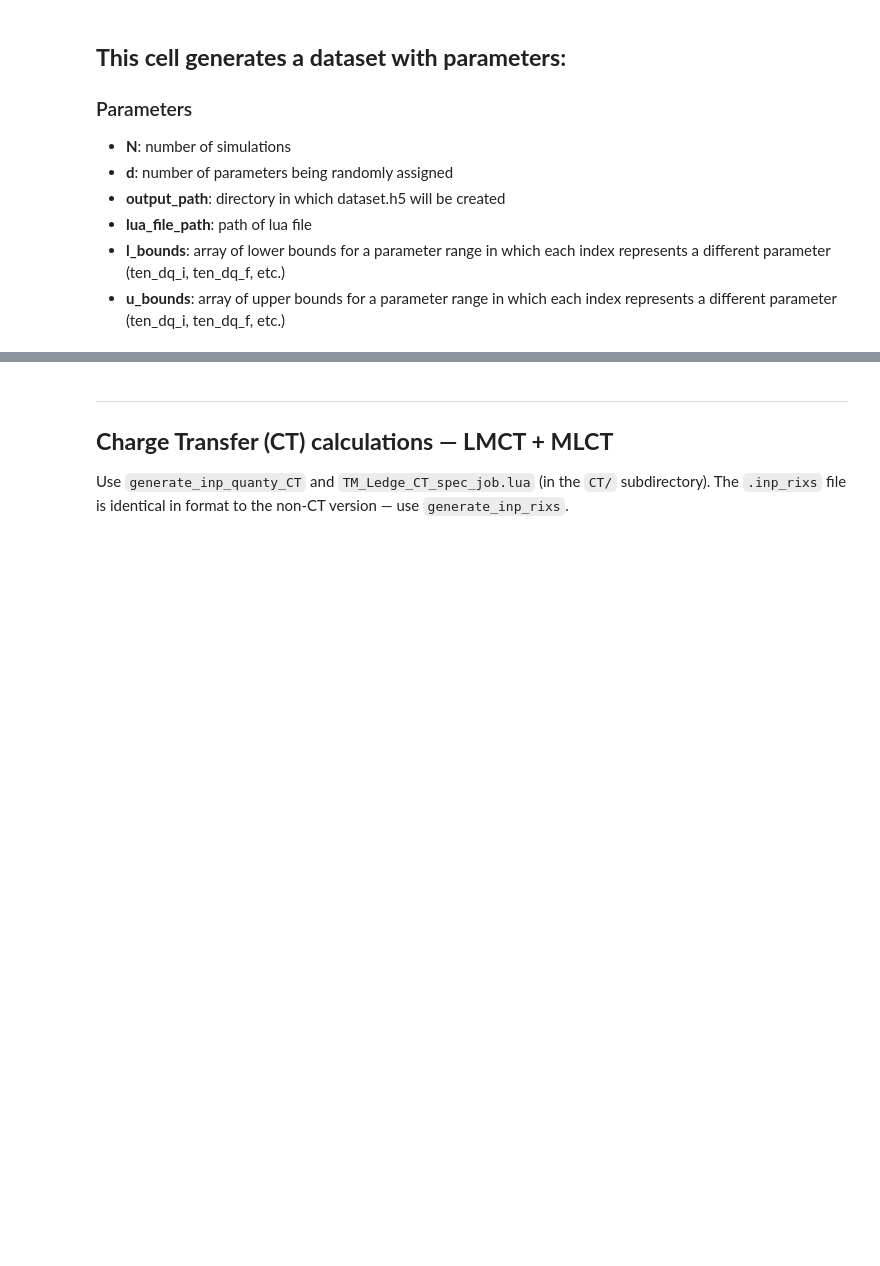
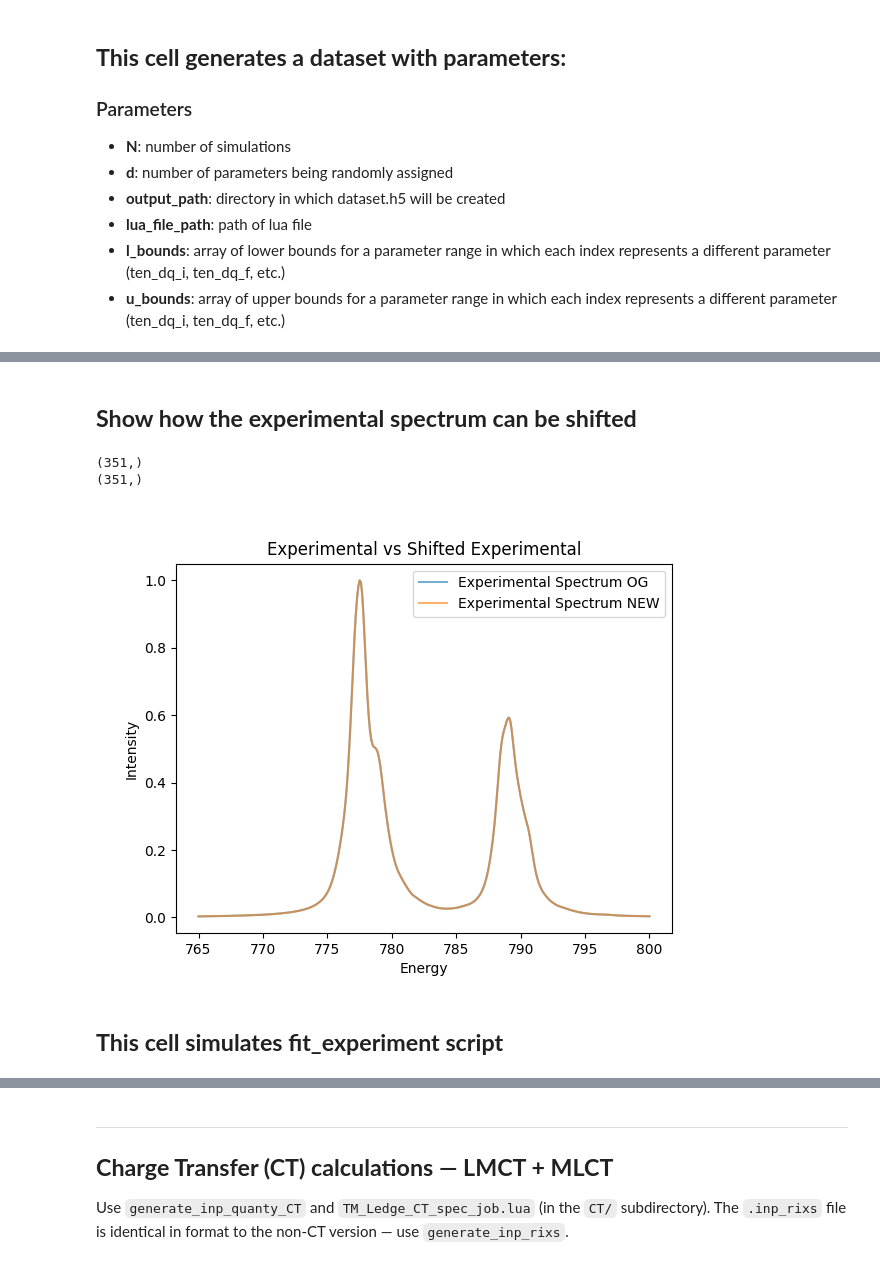
Before and after one commit to bpoult/QuantyRIXS_ML, a Jupyter notebook: Running_Quanty_template.ipynb, the cells around one changed output, grey strips where cells are left out. Cells and saved outputs as stored; diff of their text form; code cells hidden in the pictures; blank space fills up the shorter version.

```diff
--- a/Running_Quanty_template.ipynb
+++ b/Running_Quanty_template.ipynb
@@ -63,0 +276,25 @@ plt.show()
+# %% [markdown]
+## **Show how the experimental spectrum can be shifted**
+# %%
+print(reference_grid.shape)
+print(experimental_spectrum.shape)
+
+plt.close('all')
+plt.figure()
+plt.plot(reference_grid, experimental_spectrum, label=f"Experimental Spectrum OG", alpha=0.6) # Original experiment spectrum
+
+experimental_energy, experimental_spectrum = interpolate_experiment(reference_grid - 0, experimental_spectrum, num_elements, x_range=[PARAMS_RIXS['energy_start'],PARAMS_RIXS['energy_end']])
+
+plt.plot(reference_grid, experimental_spectrum, label=f"Experimental Spectrum NEW", alpha=0.6) # Shifted experiment spectrum
+
+plt.title("Experimental vs Shifted Experimental")
+plt.xlabel("Energy")
+plt.ylabel("Intensity")
+plt.legend()
+plt.show()
+# %% [output]
+(351,)
+(351,)
+[figure, added]
+# %% [markdown]
+## **This cell simulates fit_experiment script**
```
Also changed, not shown: parts of 30 cells of this notebook.
